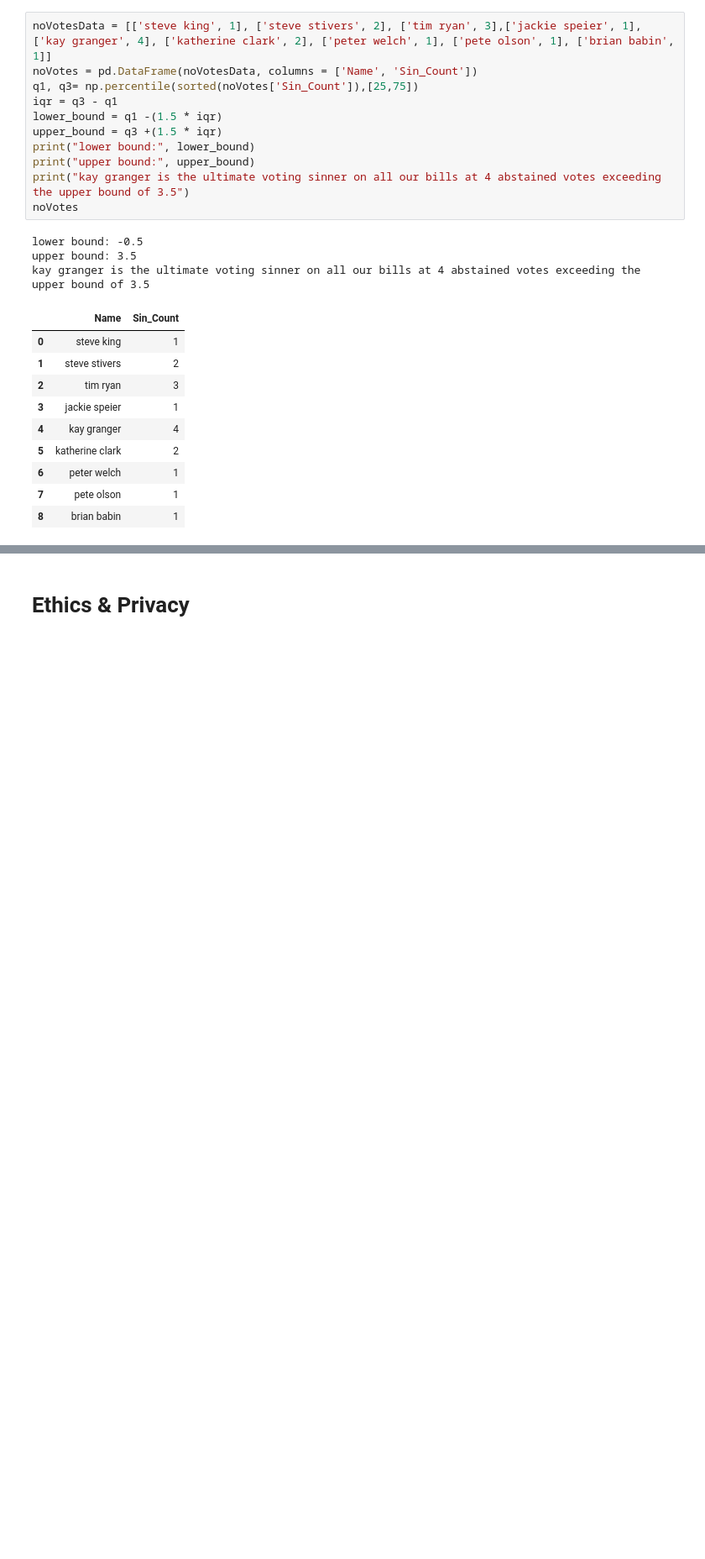
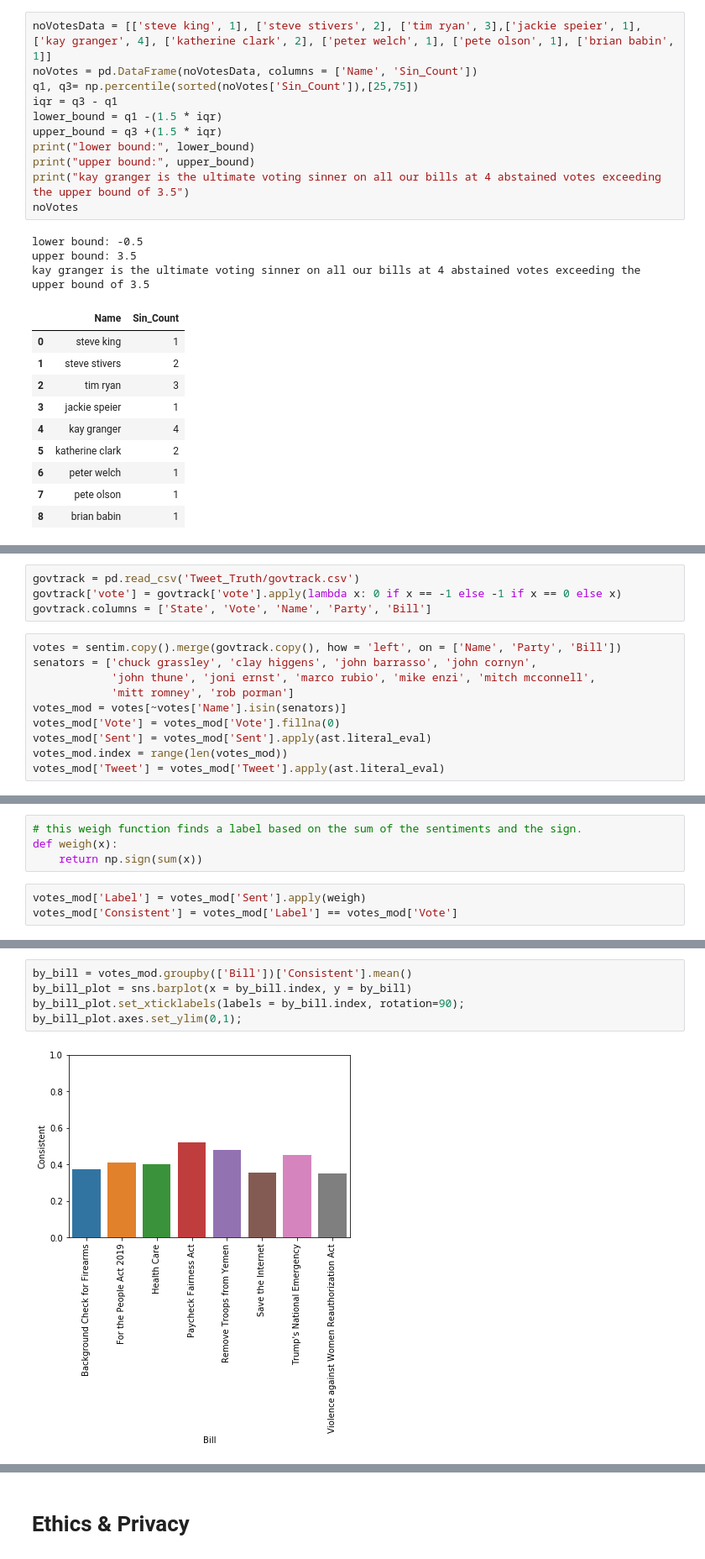
Before and after one commit to annsudhart/politician-tweet-analysis, a Jupyter notebook: data_collection.ipynb, the cells around one changed output, grey strips where cells are left out. Shown at 84% size. Drawn from its saved outputs; the diff is of its cells as text; blank space fills up the shorter version.

```diff
--- a/data_collection.ipynb
+++ b/data_collection.ipynb
@@ -978,0 +1101,14 @@ kay granger is the ultimate voting sinner on all our bills at 4 abstained votes
+# %%
+govtrack = pd.read_csv('Tweet_Truth/govtrack.csv')
+govtrack['vote'] = govtrack['vote'].apply(lambda x: 0 if x == -1 else -1 if x == 0 else x)
+govtrack.columns = ['State', 'Vote', 'Name', 'Party', 'Bill']
+# %%
+votes = sentim.copy().merge(govtrack.copy(), how = 'left', on = ['Name', 'Party', 'Bill'])
+senators = ['chuck grassley', 'clay higgens', 'john barrasso', 'john cornyn',
+            'john thune', 'joni ernst', 'marco rubio', 'mike enzi', 'mitch mcconnell',
+            'mitt romney', 'rob porman']
+votes_mod = votes[~votes['Name'].isin(senators)]
+votes_mod['Vote'] = votes_mod['Vote'].fillna(0)
+votes_mod['Sent'] = votes_mod['Sent'].apply(ast.literal_eval)
+votes_mod.index = range(len(votes_mod))
+votes_mod['Tweet'] = votes_mod['Tweet'].apply(ast.literal_eval)
@@ -978,0 +1131,7 @@ kay granger is the ultimate voting sinner on all our bills at 4 abstained votes
+# %%
+# this weigh function finds a label based on the sum of the sentiments and the sign.
+def weigh(x):
+    return np.sign(sum(x))
+# %%
+votes_mod['Label'] = votes_mod['Sent'].apply(weigh)
+votes_mod['Consistent'] = votes_mod['Label'] == votes_mod['Vote']
@@ -978,0 +1176,7 @@ kay granger is the ultimate voting sinner on all our bills at 4 abstained votes
+# %%
+by_bill = votes_mod.groupby(['Bill'])['Consistent'].mean()
+by_bill_plot = sns.barplot(x = by_bill.index, y = by_bill)
+by_bill_plot.set_xticklabels(labels = by_bill.index, rotation=90);
+by_bill_plot.axes.set_ylim(0,1);
+# %% [output]
+[figure, added]
```
Also changed, not shown: parts of 33 cells of this notebook.
